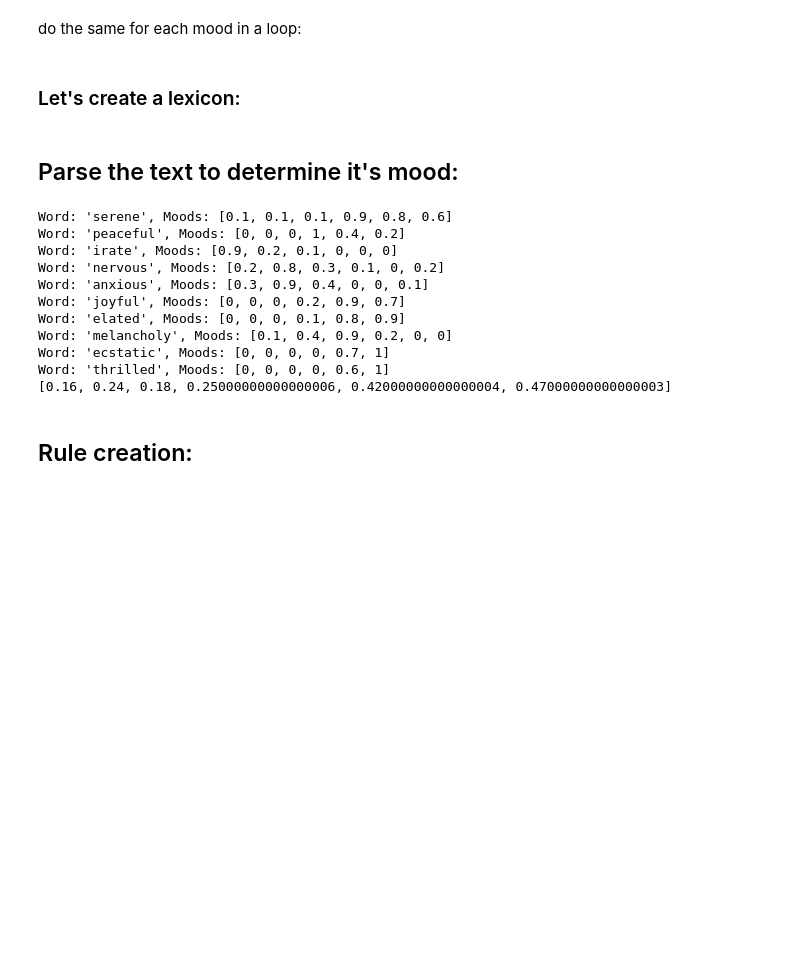
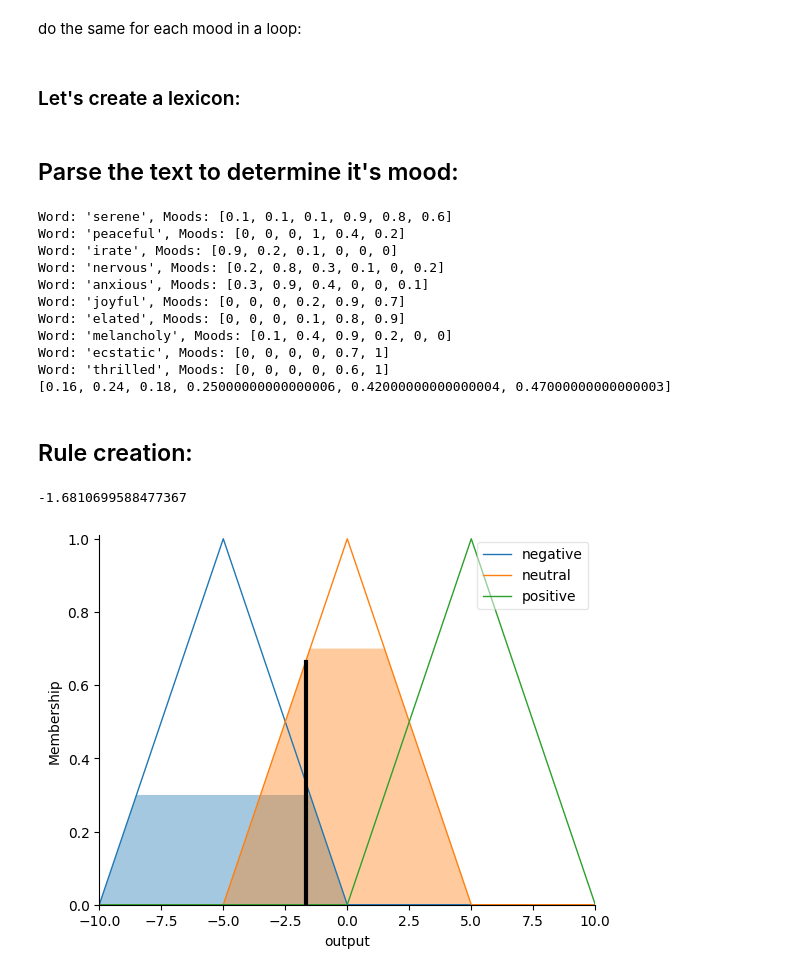
Before and after one commit to maxvonlancaster/math_modeling, a Jupyter notebook: sci/semantic_fuzzy.ipynb, the cells around one changed output. Saved outputs shown, nothing was run; the diff lists cells and outputs as text; code cells hidden in the pictures; blank space fills up the shorter version.

```diff
--- a/sci/semantic_fuzzy.ipynb
+++ b/sci/semantic_fuzzy.ipynb
@@ -58,10 +58,10 @@ for i in range(6):
 # %%
 # Define the lexicon with mood vectors
 moods = {0: "Angry", 1: "Worried", 2: "Sad", 3: "Calm", 4: "Happy", 5: "Excited"}
+moods_indeces = {y.lower(): x for x, y in moods.items()}
 
 lexicon = {
-    "frustrated": [0.8, 0.4, 0.3, 0, 0, 0],
-    "anxious": [0.3, 0.9, 0.4, 0, 0, 0.1],
+    "frustrated": [0.8, 0.4, 0.3, 0, 0, 0], "anxious": [0.3, 0.9, 0.4, 0, 0, 0.1],
     "disappointed": [0.5, 0.3, 0.8, 0.1, 0, 0],
     "peaceful": [0, 0, 0, 1, 0.4, 0.2],
     "joyful": [0, 0, 0, 0.2, 0.9, 0.7],
@@ -150,3 +150,68 @@ Word: 'thrilled', Moods: [0, 0, 0, 0, 0.6, 1]
 [0.16, 0.24, 0.18, 0.25000000000000006, 0.42000000000000004, 0.47000000000000003]
 # %% [markdown]
 ## Rule creation:
+# %%
+import numpy as np
+import skfuzzy as fuzz
+from skfuzzy import control as ctrl
+
+# Define the universe of discourse for each variable
+emotion_intensity = np.arange(0, 11, 1)  # This could represent 0 to 10 scale of intensity
+output_score = np.arange(-10, 11, 1)     # This could represent a score from -10 (Highly Negative) to 10 (Highly Positive)
+
+rules_tensor = [
+    'angry high or happy low then negative',
+    'angry low and happy high then positive',
+    'angry medium or happy medium then neutral']
+antecedents = []
+
+# Create the fuzzy variables for inputs and output
+for i in range(len(moods)):
+    antecedents.append(ctrl.Antecedent(emotion_intensity, moods[i]))
+
+output = ctrl.Consequent(output_score, 'output')
+
+# Define fuzzy sets and membership functions for each variable
+for item in antecedents:
+    item.automf(names=['low', 'medium', 'high'])
+
+output['negative'] = fuzz.trimf(output_score, [-10, -5, 0])
+output['neutral'] = fuzz.trimf(output_score, [-5, 0, 5])
+output['positive'] = fuzz.trimf(output_score, [0, 5, 10])
+
+
+# Define fuzzy rules
+rules = []
+
+# rules.append(ctrl.Rule(antecedents[0]['high'] | antecedents[4]['low'], output['negative']))
+# rules.append(ctrl.Rule(antecedents[0]['low'] & antecedents[4]['high'], output['positive']))
+# rules.append(ctrl.Rule(antecedents[0]['medium'] | antecedents[4]['medium'], output['neutral']))
+
+for rule in rules_tensor:
+    predicates = rule.lower().split()
+    ant_predicates = antecedents[moods_indeces[predicates[0]]][predicates[1]]
+    i = 2
+    while i < len(predicates) - 2:
+        if predicates[i] == 'or':
+            ant_predicates = ant_predicates | antecedents[moods_indeces[predicates[i+1]]][predicates[i+2]]
+        else:
+            ant_predicates = ant_predicates & antecedents[moods_indeces[predicates[i+1]]][predicates[i+2]]
+        i += 3
+    rules.append(ctrl.Rule(ant_predicates, output[predicates[len(predicates) - 1]]))
+
+# Create the control system and simulation
+emotion_ctrl = ctrl.ControlSystem(rules)
+emotion_sim = ctrl.ControlSystemSimulation(emotion_ctrl)
+
+# Pass inputs to the ControlSystem using Antecedent labels with Pythonic API
+emotion_sim.input[moods[0]] = 6.5  # Let's say the person is moderately to highly angry
+emotion_sim.input[moods[4]] = 3.5  # And slightly happy
+
+# Crunch the numbers
+emotion_sim.compute()
+
+print(emotion_sim.output['output'])
+output.view(sim=emotion_sim)
+# %% [output]
+-1.6810699588477367
+[figure, added]
```
Also changed, not shown: parts of 2 cells of this notebook, 1 other file.
